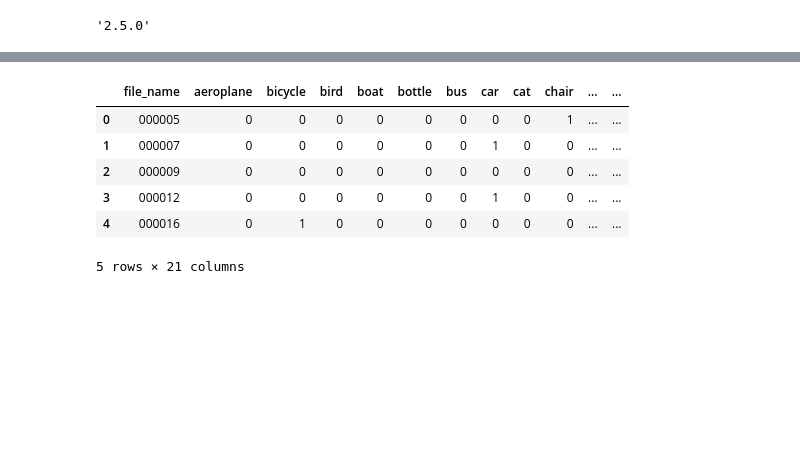
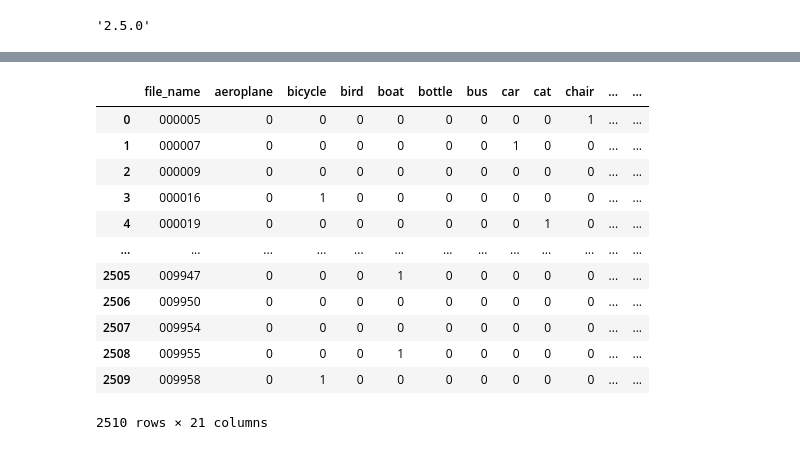
Before and after one commit to MortenTabaka/Deep-learning-exercises-with-TensorFlow2, a Jupyter notebook: Tabaka_Marcin_Transfer_learning.ipynb, the cells around one changed output, grey strips where cells are left out. Drawn from its saved outputs; the diff is of its cells as text; code cells hidden in the pictures; blank space fills up the shorter version.

```diff
--- a/Tabaka_Marcin_Transfer_learning.ipynb
+++ b/Tabaka_Marcin_Transfer_learning.ipynb
@@ -100 +96,11 @@ df_train, df_val, df_test = get_dataframe_with_classes_in_image(folder_path)
+# %%
+folder_path = './data/VOCdevkit/VOC2007/ImageSets/Main/'
+
+df_train = get_dataframe_with_classes_in_images(folder_path, which_set='train')
+df_trainval = get_dataframe_with_classes_in_images(folder_path, which_set='trainval')
+df_val = get_dataframe_with_classes_in_images(folder_path, which_set='val')
+
+test_path = './data/VOCtest_06-Nov-2007/VOCdevkit/VOC2007/ImageSets/Main/'
+
+df_test = get_dataframe_with_classes_in_images(test_path, 'test')
 # %%
@@ -110,11 +138,17 @@ df_train.head()
 # %%
-df_val.head()
+df_val
 # %% [output]
 |  | file_name | aeroplane | bicycle | bird | boat | bottle | bus | car | cat | chair | ... | ... |
 | 0 | 000005 | 0 | 0 | 0 | 0 | 0 | 0 | 0 | 0 | 1 | ... | ... |
 | 1 | 000007 | 0 | 0 | 0 | 0 | 0 | 0 | 1 | 0 | 0 | ... | ... |
 | 2 | 000009 | 0 | 0 | 0 | 0 | 0 | 0 | 0 | 0 | 0 | ... | ... |
-| 3 | 000012 | 0 | 0 | 0 | 0 | 0 | 0 | 1 | 0 | 0 | ... | ... |
-| 4 | 000016 | 0 | 1 | 0 | 0 | 0 | 0 | 0 | 0 | 0 | ... | ... |
+| 3 | 000016 | 0 | 1 | 0 | 0 | 0 | 0 | 0 | 0 | 0 | ... | ... |
+| 4 | 000019 | 0 | 0 | 0 | 0 | 0 | 0 | 0 | 1 | 0 | ... | ... |
+| ... | ... | ... | ... | ... | ... | ... | ... | ... | ... | ... | ... | ... |
+| 2505 | 009947 | 0 | 0 | 0 | 1 | 0 | 0 | 0 | 0 | 0 | ... | ... |
+| 2506 | 009950 | 0 | 0 | 0 | 0 | 0 | 0 | 0 | 0 | 0 | ... | ... |
+| 2507 | 009954 | 0 | 0 | 0 | 0 | 0 | 0 | 0 | 0 | 0 | ... | ... |
+| 2508 | 009955 | 0 | 0 | 0 | 1 | 0 | 0 | 0 | 0 | 0 | ... | ... |
+| 2509 | 009958 | 0 | 1 | 0 | 0 | 0 | 0 | 0 | 0 | 0 | ... | ... |
-5 rows × 21 columns
+2510 rows × 21 columns
 # %%
```
Also changed, not shown: parts of 6 cells of this notebook.
